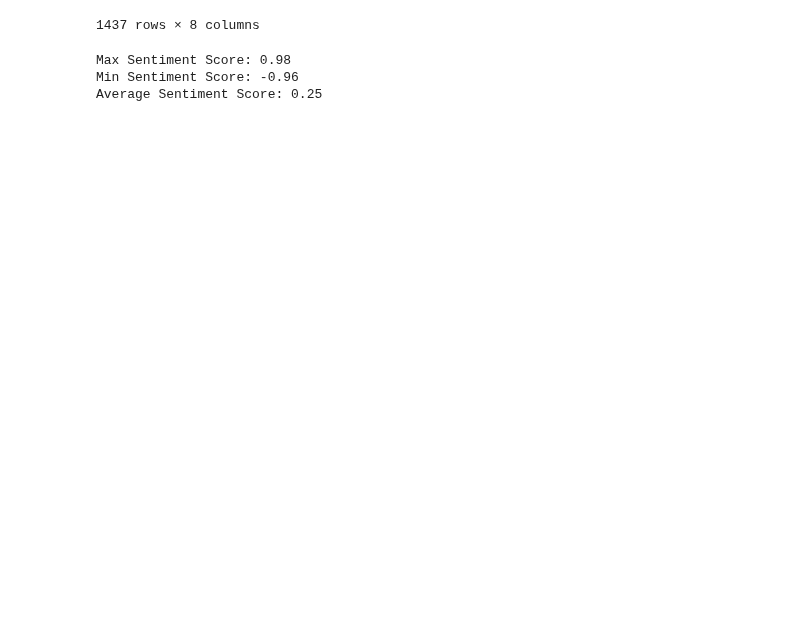
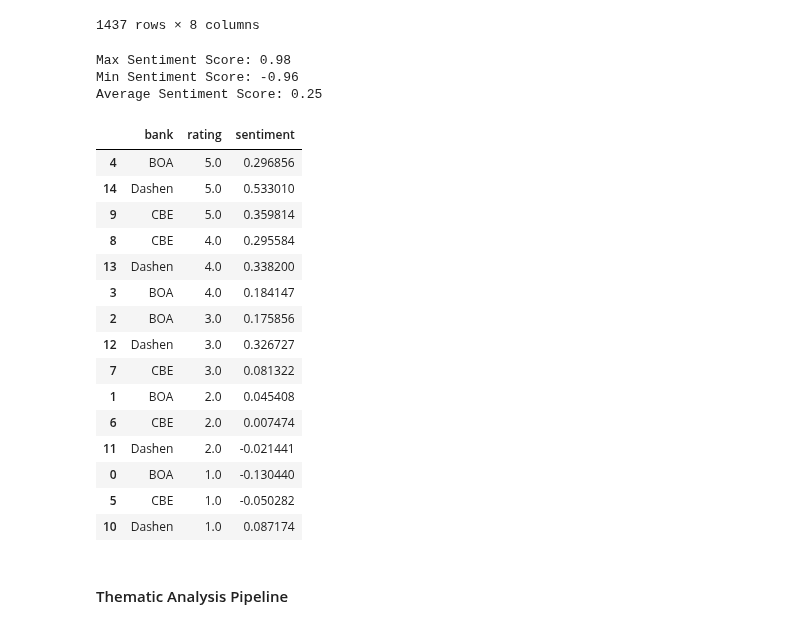
Before and after one commit to abrehamashebir/KAIM-week2-fintech-reviews, a Jupyter notebook: notebooks/review_analysis.ipynb, the cells around one changed output. Saved outputs shown, nothing was run; the diff lists cells and outputs as text; code cells hidden in the pictures; blank space fills up the shorter version.

```diff
--- a/notebooks/review_analysis.ipynb
+++ b/notebooks/review_analysis.ipynb
@@ -133,3 +136,24 @@ print(f'Average Sentiment Score: {average_sentiment:.2f}')
 Max Sentiment Score: 0.98
 Min Sentiment Score: -0.96
 Average Sentiment Score: 0.25
+# %%
+cleaned_df.groupby(['bank','rating'])['sentiment'].mean().reset_index().sort_values(by='rating', ascending=False)
+# %% [output]
+|  | bank | rating | sentiment |
+| 4 | BOA | 5.0 | 0.296856 |
+| 14 | Dashen | 5.0 | 0.533010 |
+| 9 | CBE | 5.0 | 0.359814 |
+| 8 | CBE | 4.0 | 0.295584 |
+| 13 | Dashen | 4.0 | 0.338200 |
+| 3 | BOA | 4.0 | 0.184147 |
+| 2 | BOA | 3.0 | 0.175856 |
+| 12 | Dashen | 3.0 | 0.326727 |
+| 7 | CBE | 3.0 | 0.081322 |
+| 1 | BOA | 2.0 | 0.045408 |
+| 6 | CBE | 2.0 | 0.007474 |
+| 11 | Dashen | 2.0 | -0.021441 |
+| 0 | BOA | 1.0 | -0.130440 |
+| 5 | CBE | 1.0 | -0.050282 |
+| 10 | Dashen | 1.0 | 0.087174 |
+# %% [markdown]
+#### Thematic Analysis Pipeline
```
Also changed, not shown: parts of 8 cells of this notebook.
